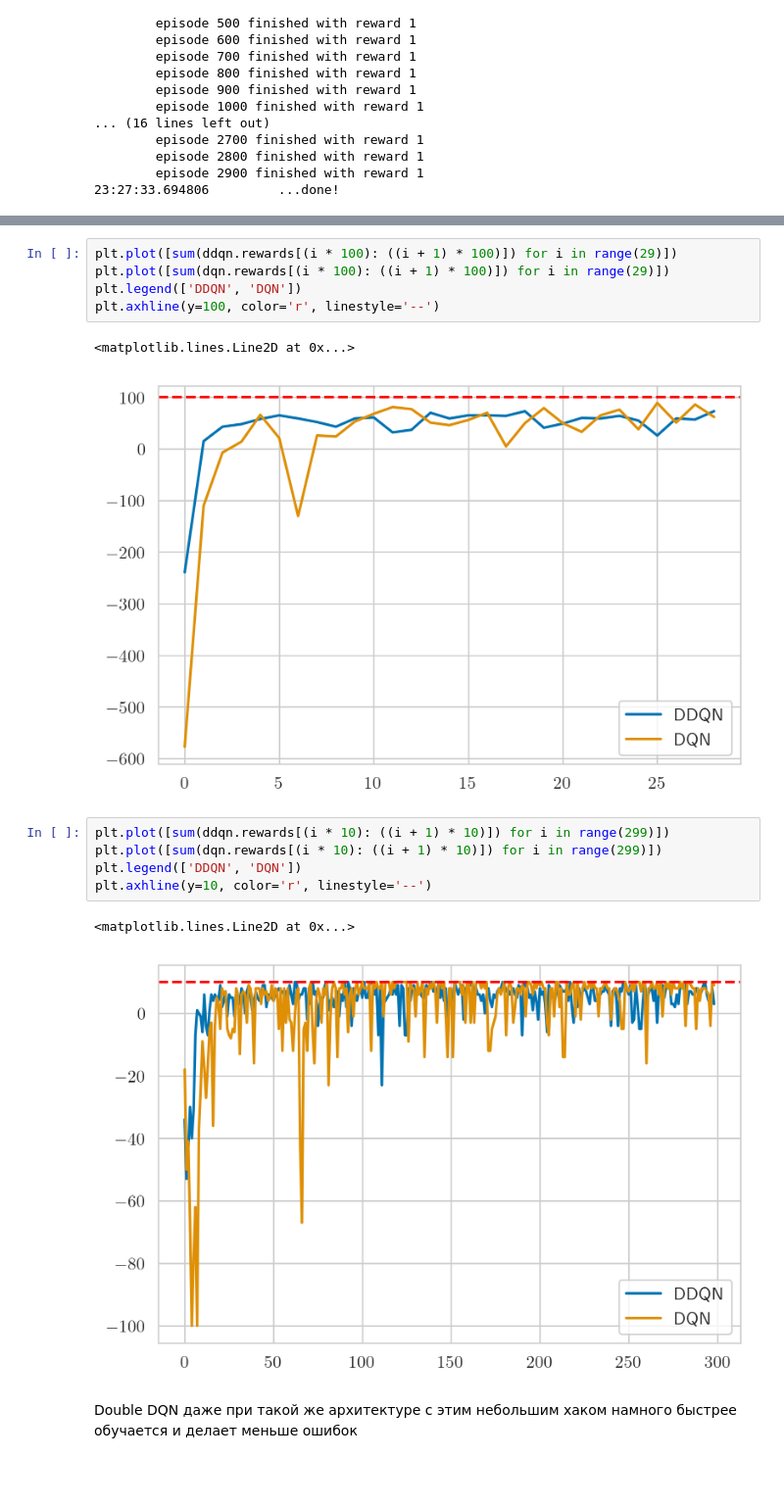
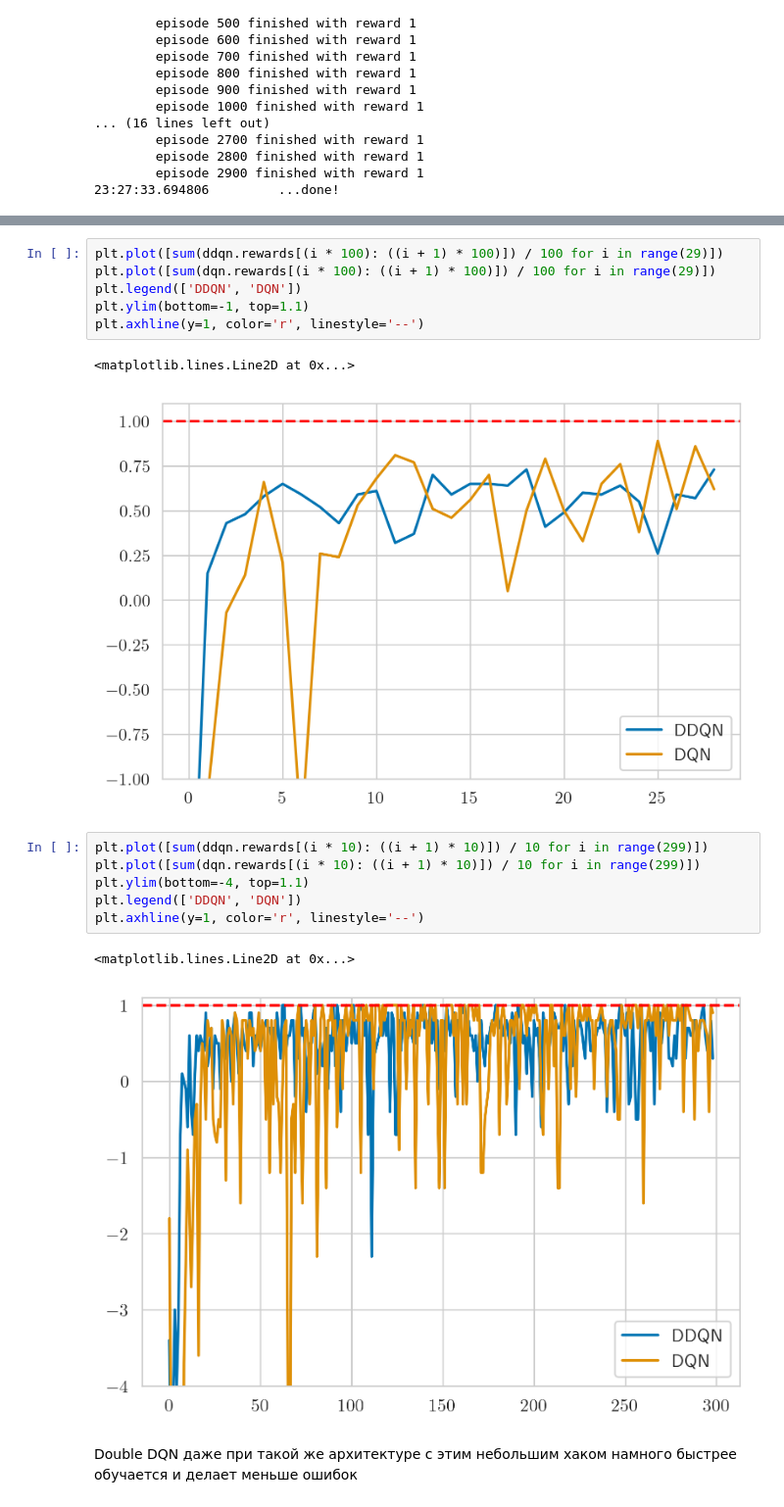
Before and after one commit to AleksIshkov/MADE_RL, a Jupyter notebook: RL_HW_2_Ishkov.ipynb, the cells around one changed output, grey strips where cells are left out. Shown at 98% size. Cells and saved outputs as stored; diff of their text form; blank space fills up the shorter version.

```diff
--- a/RL_HW_2_Ishkov.ipynb
+++ b/RL_HW_2_Ishkov.ipynb
@@ -951,18 +953,20 @@ plt.axhline(y=100, color='r', linestyle='--')
 # %%
-plt.plot([sum(ddqn.rewards[(i * 100): ((i + 1) * 100)]) for i in range(29)])
-plt.plot([sum(dqn.rewards[(i * 100): ((i + 1) * 100)]) for i in range(29)])
+plt.plot([sum(ddqn.rewards[(i * 100): ((i + 1) * 100)]) / 100 for i in range(29)])
+plt.plot([sum(dqn.rewards[(i * 100): ((i + 1) * 100)]) / 100 for i in range(29)])
 plt.legend(['DDQN', 'DQN'])
-plt.axhline(y=100, color='r', linestyle='--')
+plt.ylim(bottom=-1, top=1.1)
+plt.axhline(y=1, color='r', linestyle='--')
 # %% [output]
 <matplotlib.lines.Line2D at 0x...>
-[figure, old version]
+[figure, new version]
 # %%
-plt.plot([sum(ddqn.rewards[(i * 10): ((i + 1) * 10)]) for i in range(299)])
-plt.plot([sum(dqn.rewards[(i * 10): ((i + 1) * 10)]) for i in range(299)])
+plt.plot([sum(ddqn.rewards[(i * 10): ((i + 1) * 10)]) / 10 for i in range(299)])
+plt.plot([sum(dqn.rewards[(i * 10): ((i + 1) * 10)]) / 10 for i in range(299)])
+plt.ylim(bottom=-4, top=1.1)
 plt.legend(['DDQN', 'DQN'])
-plt.axhline(y=10, color='r', linestyle='--')
+plt.axhline(y=1, color='r', linestyle='--')
 # %% [output]
 <matplotlib.lines.Line2D at 0x...>
-[figure, old version]
+[figure, new version]
 # %% [markdown]
 Double DQN даже при такой же архитектуре с этим небольшим хаком намного быстрее обучается и делает меньше ошибок
```
Also changed, not shown: parts of 11 cells of this notebook.
